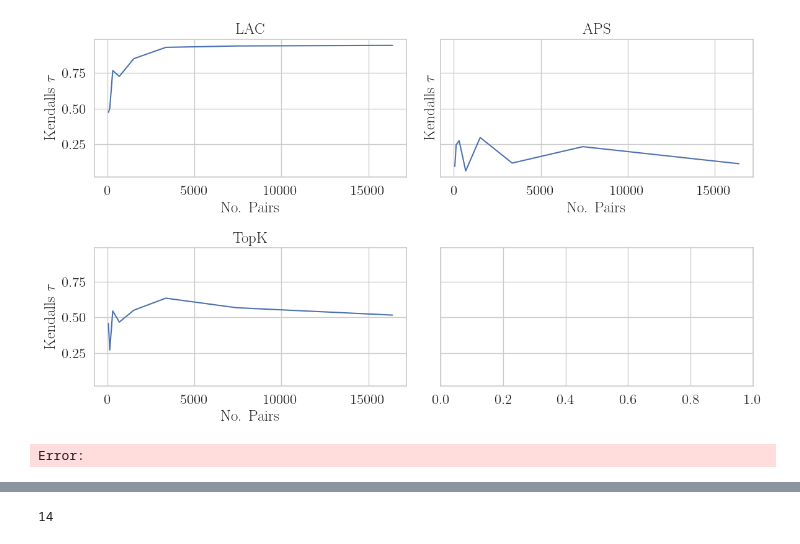
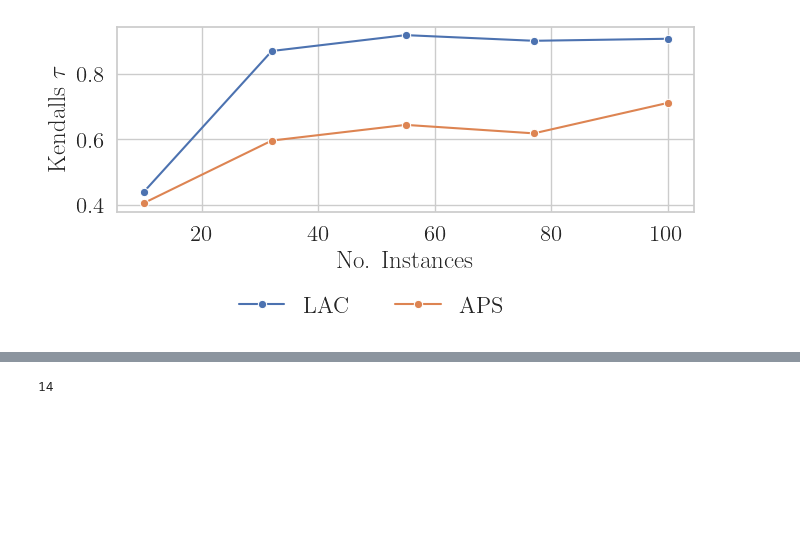
Before and after one commit to yunjinnkim/preference-based-cp, a Jupyter notebook: notebooks/learning_conformity_scores.ipynb, the cells around one changed output, grey strips where cells are left out. Cells and saved outputs as stored; diff of their text form; code cells hidden in the pictures; blank space fills up the shorter version.

```diff
--- a/notebooks/learning_conformity_scores.ipynb
+++ b/notebooks/learning_conformity_scores.ipynb
@@ -252,6 +260,6 @@ def conduct_oracle_experiment(conformity_score, num_pairs_to_check, generator, X
     return tau_corrs, skills_from_model, conformity_scores, models
 # %%
-num_pairs_to_check = np.geomspace(2**6,2**14,8).astype(int)
+num_instances_to_check = np.linspace(10,100,5).astype(int)
 X_train, y_train = make_classification(
     n_samples=100, n_features=3, n_classes=3, n_informative=3, n_redundant=0, n_repeated=0, n_clusters_per_class=1, random_state=42
 )
@@ -260,8 +268,8 @@ X_train, y_train = make_classification(
 generator = MultinomialSyntheticDataGenerator(random_state=42)
 generator.fit(X_train, y_train)
 X_cal, y_cal = generator.generate(n=100)
-tau_corrs_LAC, skills_LAC, conformities_LAC, models_LAC = conduct_oracle_experiment(LACConformityScore(), num_pairs_to_check, generator, X_cal, y_cal)
-tau_corrs_APS, skills_APC, conformities_APC, models_APC = conduct_oracle_experiment(APSConformityScore(), num_pairs_to_check, generator, X_cal, y_cal)
-tau_corrs_TopK, skills_TopK, conformities_TopK, models_TopK = conduct_oracle_experiment(TopKConformityScore(), num_pairs_to_check, generator, X_cal, y_cal)
+tau_corrs_LAC, skills_LAC, conformities_LAC, models_LAC = conduct_oracle_experiment(LACConformityScore(), num_instances_to_check, generator, X_cal, y_cal)
+tau_corrs_APS, skills_APC, conformities_APC, models_APC = conduct_oracle_experiment(APSConformityScore(), num_instances_to_check, generator, X_cal, y_cal)
+tau_corrs_TopK, skills_TopK, conformities_TopK, models_TopK = conduct_oracle_experiment(TopKConformityScore(), num_instances_to_check, generator, X_cal, y_cal)
 # tau_corrs_Naive, skills_Naive, conformities_Naive = conduct_oracle_experiment(NaiveConformityScore(), num_pairs_to_check, generator, X_cal, y_cal)
 # %% [output]
@@ -285,36 +293,32 @@ Epoch 100/100
 # %%
 import matplotlib.pyplot as plt
 import seaborn as sns
 sns.set(font_scale=1.5,rc={'text.usetex' : True})
 sns.set_style("whitegrid")
 plt.rc('font', **{'family': 'serif'})
-plt.rcParams["figure.figsize"] = (12, 7)
+plt.rcParams["figure.figsize"] = (7, 3)
 
 
 
-fig, axes = plt.subplots(2,2, sharey=True)
-axes = axes.ravel()
+fig, ax = plt.subplots()
 
-axes[0].set_title("LAC")
-axes[0].set_ylabel(r"Kendalls $\tau$")
-axes[0].set_xlabel(r"No. Pairs")
-sns.lineplot(x=num_pairs_to_check, y=tau_corrs_LAC, ax = axes[0])
-axes[1].set_title("APS")
-axes[1].set_ylabel(r"Kendalls $\tau$")
-axes[1].set_xlabel(r"No. Pairs")
-sns.lineplot(x=num_pairs_to_check, y=tau_corrs_APS, ax = axes[1])
-axes[2].set_title("TopK")
-axes[2].set_ylabel(r"Kendalls $\tau$")
-axes[2].set_xlabel(r"No. Pairs")
-sns.lineplot(x=num_pairs_to_check, y=tau_corrs_TopK, ax = axes[2])
+ax.set_title("")
+ax.set_ylabel(r"Kendalls $\tau$")
+ax.set_xlabel(r"No. Instances")
+# ax.set_ylim([0.0,1])
+sns.lineplot(x=num_instances_to_check, y=tau_corrs_LAC, ax = ax, marker="o",label="LAC", legend=False)
+sns.lineplot(x=num_instances_to_check, y=tau_corrs_APS, ax = ax, marker="o",label="APS", legend=False)
+# sns.lineplot(x=num_instances_to_check, y=tau_corrs_TopK, ax = ax, marker="o", label="TopK", legend=False)
+lgd = fig.legend(loc='upper center', ncol=3, bbox_to_anchor=(0.5, 0.08), frameon=False)
+
 fig.tight_layout()
+plt.savefig("replicating.pdf",bbox_extra_artists=(lgd,), bbox_inches='tight')
 # axes[1].set_title("APS")
 # axes[1].set_ylabel(r"Kendalls $\tau$")
 # axes[1].set_xlabel(r"No. Pairs")
 # sns.lineplot(x=num_pairs_to_check, y=tau_corrs_APS, ax = axes[1])
 # %% [output]
-[figure, old version]
+[figure, new version]
-Error:
 # %%
 X_seed, y_seed = make_classification(n_samples=1000, n_features=3, n_classes=3, n_informative=3, n_redundant=0, n_repeated=0, n_clusters_per_class=1, random_state=42)
 conformity_score = APSConformityScore()
```
Also changed, not shown: parts of 6 cells of this notebook, 3 other files.
